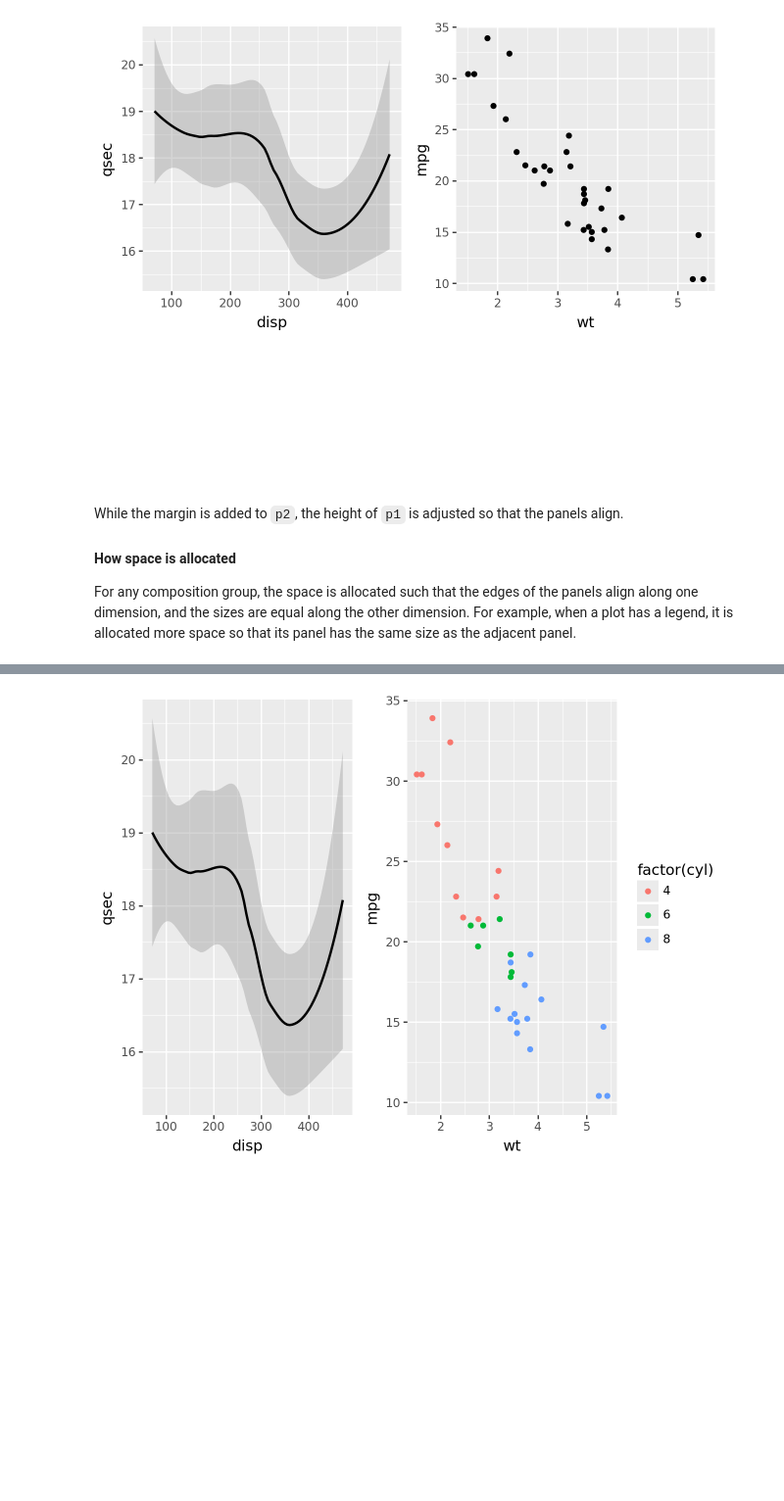
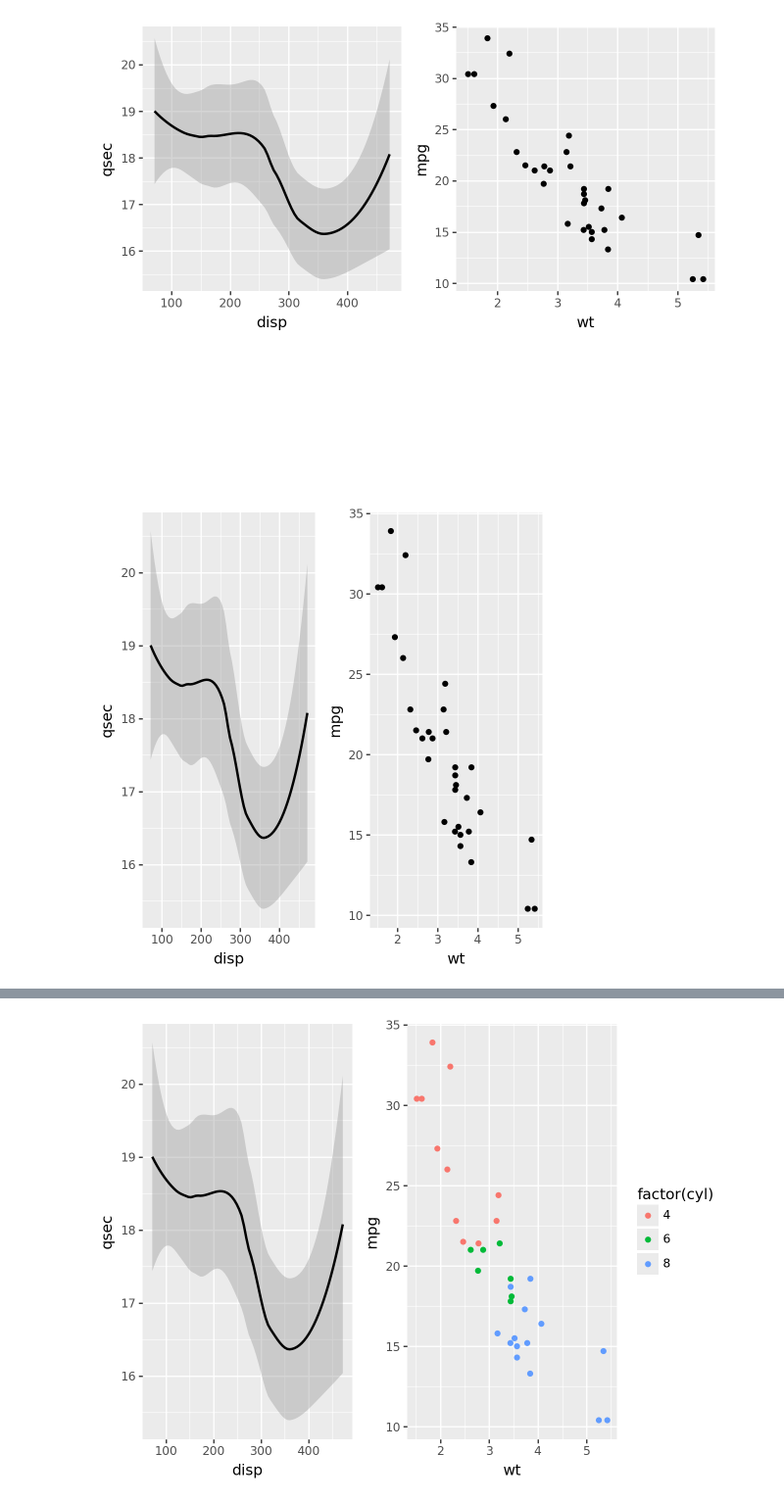
Before and after one commit to has2k1/plotnine-examples, a Jupyter notebook: plotnine_examples/examples/Compose.ipynb, the cells around one changed output, grey strips where cells are left out. Shown at 98% size. Saved outputs shown, nothing was run; the diff lists cells and outputs as text; code cells hidden in the pictures; blank space fills up the shorter version.

```diff
--- a/plotnine_examples/examples/Compose.ipynb
+++ b/plotnine_examples/examples/Compose.ipynb
@@ -125,10 +141,7 @@ p1 | (p2 + theme(plot_margin_right=.25))
 p1 | (p2 + theme(plot_margin_bottom=.25))
 # %% [output]
 [figure]
-# %% [markdown]
-While the margin is added to `p2`, the height of `p1` is adjusted so that the panels align.
-
-#### How space is allocated
-
-For any composition group, the space is allocated such that the edges of the panels align along one dimension, and the sizes are equal along the other dimension.
-For example, when a plot has a legend, it is allocated more space so that its panel has the same size as the adjacent panel.
+# %%
+(p1 | p2) + plot_layout(ncol=3)
+# %% [output]
+[figure, added]
```
Also changed, not shown: parts of 12 cells of this notebook, 3 other files.
